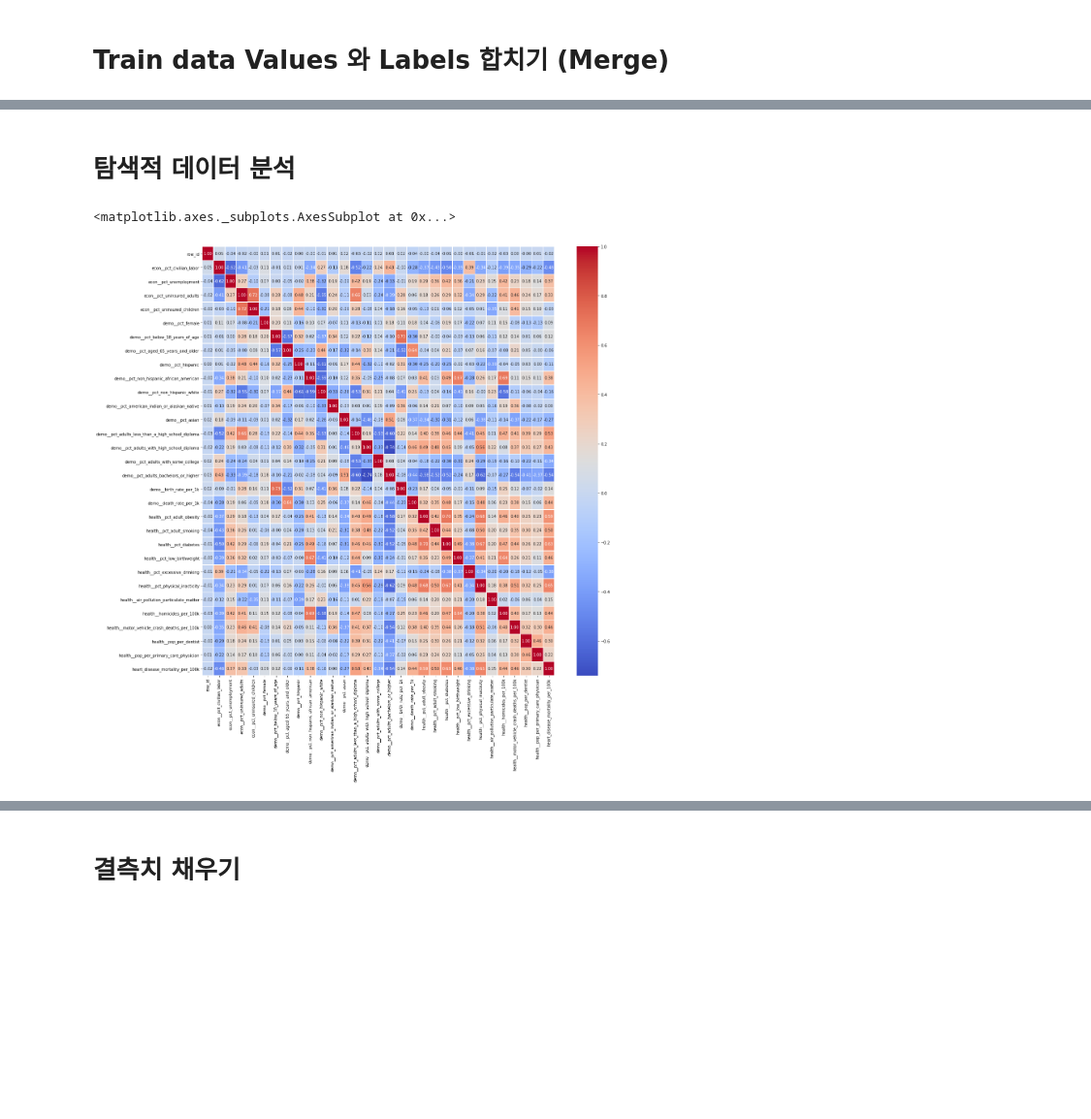
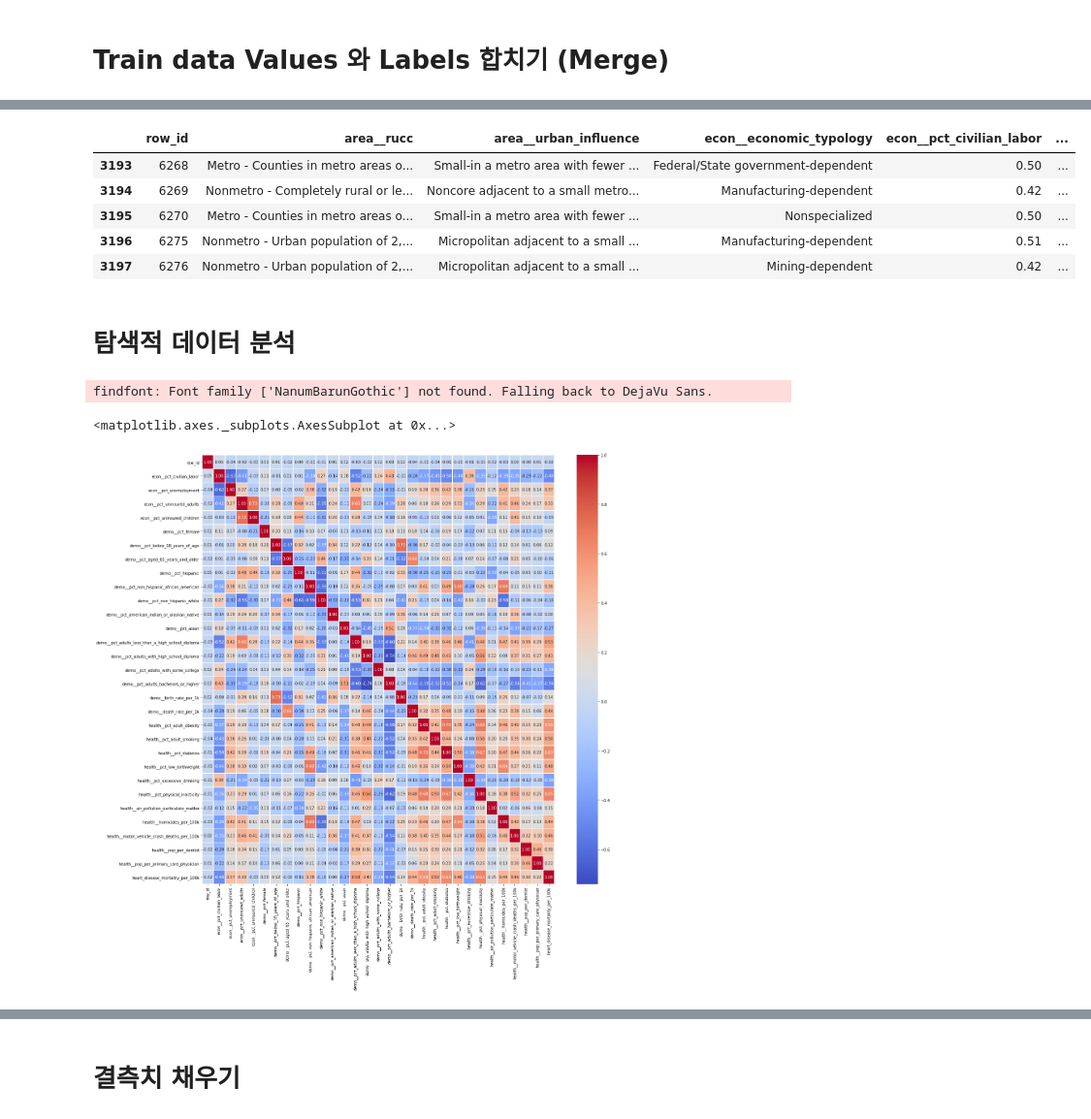
Before and after one commit to JisueKim/DataAnalyst, a Jupyter notebook: Predict/HeartDiseasePredict.ipynb, the cells around one changed output, grey strips where cells are left out. Shown: that part at 97% size. Saved outputs shown, nothing was run; the diff lists cells and outputs as text; code cells hidden in the pictures; blank space fills up the shorter version.

```diff
--- a/Predict/HeartDiseasePredict.ipynb
+++ b/Predict/HeartDiseasePredict.ipynb
@@ -145,8 +168,18 @@ memory usage: 849.6+ KB
+# %%
+train.tail()
+# %% [output]
+|  | row_id | area__rucc | area__urban_influence | econ__economic_typology | econ__pct_civilian_labor | ... |
+| 3193 | 6268 | Metro - Counties in metro areas o... | Small-in a metro area with fewer ... | Federal/State government-dependent | 0.50 | ... |
+| 3194 | 6269 | Nonmetro - Completely rural or le... | Noncore adjacent to a small metro... | Manufacturing-dependent | 0.42 | ... |
+| 3195 | 6270 | Metro - Counties in metro areas o... | Small-in a metro area with fewer ... | Nonspecialized | 0.50 | ... |
+| 3196 | 6275 | Nonmetro - Urban population of 2,... | Micropolitan adjacent to a small ... | Manufacturing-dependent | 0.51 | ... |
+| 3197 | 6276 | Nonmetro - Urban population of 2,... | Micropolitan adjacent to a small ... | Mining-dependent | 0.42 | ... |
 # %% [markdown]
 # 탐색적 데이터 분석
 # %%
 plt.figure(figsize=(20,20))
-sns.heatmap(data = df.corr(), annot=True, fmt = '.2f', linewidths=.5, cmap='coolwarm')
+sns.heatmap(data = train.corr(), annot=True, fmt = '.2f', linewidths=.5, cmap='coolwarm')
 # %% [output]
-<matplotlib.axes._subplots.AxesSubplot at 0x...>
+findfont: Font family ['NanumBarunGothic'] not found. Falling back to DejaVu Sans.
+<matplotlib.axes._subplots.AxesSubplot at 0x...>
 [figure]
```
Also changed, not shown: parts of 21 cells of this notebook.
